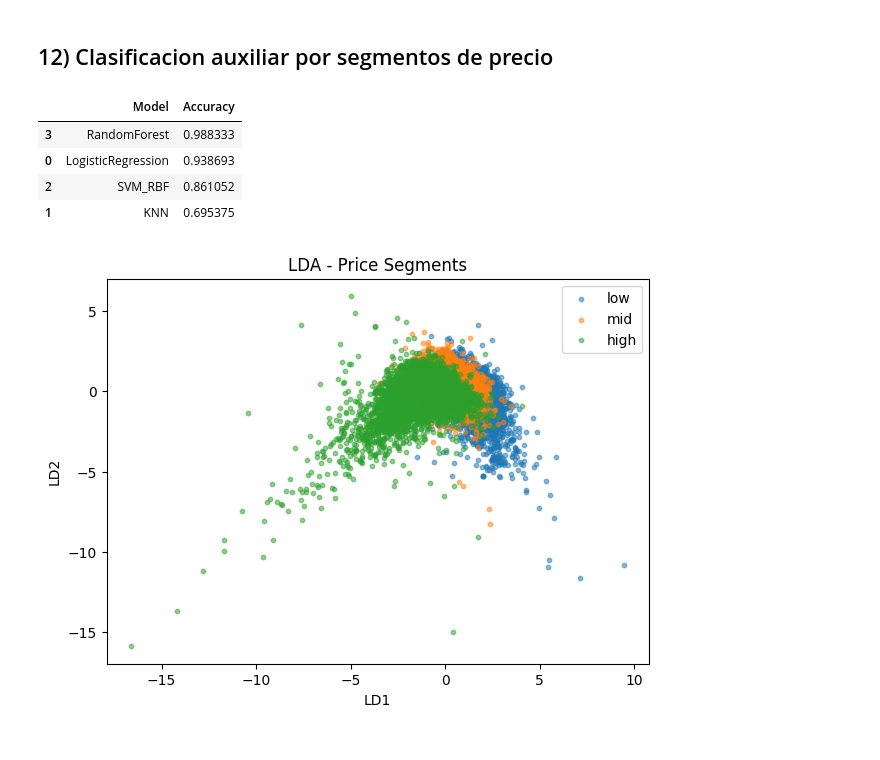
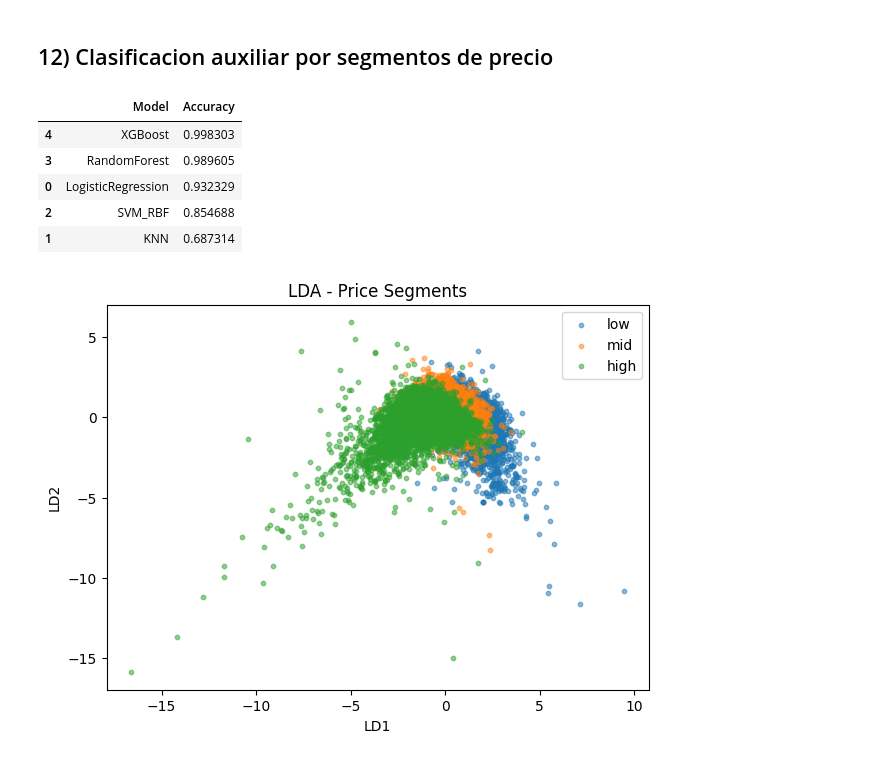
Before and after one commit to actdavidmc/DCD-G33-M2-P4, a Jupyter notebook: CDD_G33_M2_P4_Equipo_5.ipynb, the cells around one changed output. Drawn from its saved outputs; the diff is of its cells as text; code cells hidden in the pictures.

```diff
--- a/CDD_G33_M2_P4_Equipo_5.ipynb
+++ b/CDD_G33_M2_P4_Equipo_5.ipynb
@@ -1188,8 +1257,12 @@ dtype: float64
 _df_class = _df_model_final.copy()
 _df_class['price_segment'] = pd.qcut(_df_class['price_clean'], q=3, labels=['low', 'mid', 'high'])
 
-Xc = _df_class.drop(columns=['log_price', 'price_clean', 'price_segment'], errors='ignore')
-yc = _df_class['price_segment']
+# Codificación numérica para compatibilidad con XGBoost
+segment_map = {'low': 0, 'mid': 1, 'high': 2}
+_df_class['price_segment_code'] = _df_class['price_segment'].map(segment_map)
+
+Xc = _df_class.drop(columns=['log_price', 'price_clean', 'price_segment', 'price_segment_code'], errors='ignore')
+yc = _df_class['price_segment_code']
 
 Xc_train, Xc_test, yc_train, yc_test = train_test_split(
     Xc, yc, test_size=0.2, random_state=42, stratify=yc
@@ -1202,37 +1275,38 @@ cat_features_c = Xc.select_dtypes(exclude=[np.number]).columns.tolist()
 preprocessor_c = ColumnTransformer(
     transformers=[
         ('num', numeric_transformer, num_features_c),
         ('cat', categorical_transformer, cat_features_c)
     ]
 )
 
 models_clf = [
     ('LogisticRegression', LogisticRegression(max_iter=1000)),
     ('KNN', KNeighborsClassifier(n_neighbors=7)),
     ('SVM_RBF', SVC(C=5, gamma='scale')),
     ('RandomForest', RandomForestClassifier(n_estimators=300, random_state=42))
 ]
 
 if HAS_XGB:
     models_clf.append(('XGBoost', XGBClassifier(random_state=42)))
 
 rows = []
 for name, model in models_clf:
     pipe = Pipeline(steps=[('preprocess', preprocessor_c), ('model', model)])
     pipe.fit(Xc_train, yc_train)
     preds = pipe.predict(Xc_test)
     rows.append({
         'Model': name,
         'Accuracy': accuracy_score(yc_test, preds)
     })
 
 pd.DataFrame(rows).sort_values(by='Accuracy', ascending=False)
 # %% [output]
 |  | Model | Accuracy |
-| 3 | RandomForest | 0.988333 |
-| 0 | LogisticRegression | 0.938693 |
-| 2 | SVM_RBF | 0.861052 |
-| 1 | KNN | 0.695375 |
+| 4 | XGBoost | 0.998303 |
+| 3 | RandomForest | 0.989605 |
+| 0 | LogisticRegression | 0.932329 |
+| 2 | SVM_RBF | 0.854688 |
+| 1 | KNN | 0.687314 |
 # %%
 # LDA para visualizacion (solo numericas)
 num_only = _df_class.select_dtypes(include=[np.number]).drop(columns=['log_price', 'price_clean'], errors='ignore')
```
Also changed, not shown: parts of 17 cells of this notebook, 1 other file.
